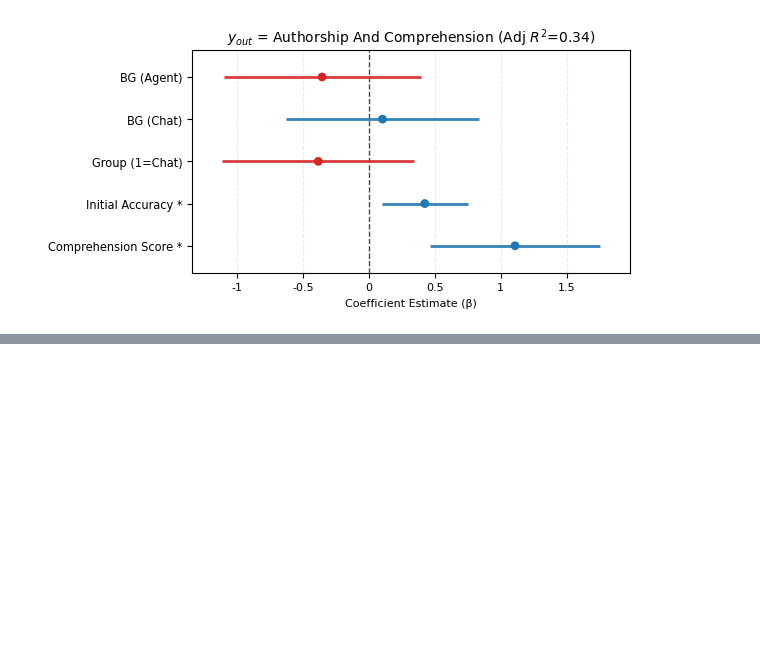
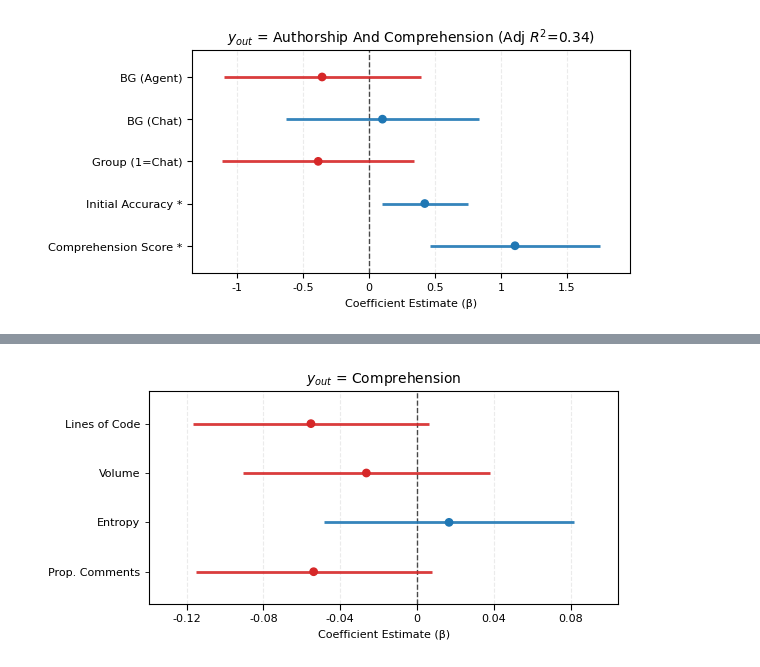
Before and after one commit to nbalepur/impaired-programming, a Jupyter notebook: analysis/User Outcomes and Regression (Section 3).ipynb, the cells around one changed output, grey strips where cells are left out. Cells and saved outputs as stored; diff of their text form; code cells hidden in the pictures; blank space fills up the shorter version.

```diff
--- a/analysis/User Outcomes and Regression (Section 3).ipynb
+++ b/analysis/User Outcomes and Regression (Section 3).ipynb
@@ -907,0 +1011,5 @@ plt.show()
+# %%
+# z-score normalization
+readability_df_norm = readability_df.copy()
+cols = list(set(readability_df_norm.keys()).difference({'comprehension'}))
+readability_df_norm[cols] = readability_df_norm[cols].apply(lambda x: (x - x.mean()) / x.std(ddof=1))
@@ -907,0 +1049,76 @@ plt.show()
+# %%
+import matplotlib.pyplot as plt
+import numpy as np
+import pandas as pd
+from matplotlib.ticker import FuncFormatter, MaxNLocator
+
+_METRIC_ORDER = ("lines_of_code", "volume", "entropy", "comment_proportion")
+_Y_LABELS = {
+    "lines_of_code": "Lines of Code",
+    "volume": "Volume",
+    "entropy": "Entropy",
+    "comment_proportion": "Prop. Comments",
+}
+
+_ROW_SPACING = 0.84
+_ROW_PADDING = 0.55
+figsize = (6, 3)
+
+work = metrics_df.copy()
+work["name"] = pd.Categorical(work["name"], categories=list(_METRIC_ORDER), ordered=True)
+work = work.sort_values("name")
+
+y_pos = np.arange(len(work), dtype=float) * _ROW_SPACING
+values = pd.to_numeric(work["score"], errors="coerce").to_numpy(dtype=float)
+ci_low = pd.to_numeric(work["ci_low"], errors="coerce").to_numpy(dtype=float)
+ci_high = pd.to_numeric(work["ci_high"], errors="coerce").to_numpy(dtype=float)
+
+colors = ["#1f77b4" if value >= 0 else "#d62728" for value in values]
+
+def x_tick_formatter(value: float, _: Any) -> str:
+    if not np.isfinite(value):
+        return ""
+    if abs(value) < 1e-12:
+        return "0"
+    if np.isclose(value, round(value)):
+        return str(int(round(value)))
+    if abs(value) < 1:
+        return f"{value:.2f}"
+    return f"{value:g}"
+
+fig, ax = plt.subplots(figsize=figsize)
+ax.axvline(0, color="black", linestyle="--", linewidth=1, alpha=0.7)
+ax.hlines(y_pos, ci_low, ci_high, color=colors, linewidth=2.0, alpha=0.9)
+ax.scatter(values, y_pos, color=colors, s=28, zorder=3)
+
+ax.set_ylim(y_pos[-1] + _ROW_PADDING, y_pos[0] - _ROW_PADDING)
+ax.set_yticks(y_pos)
+ax.set_yticklabels([_Y_LABELS.get(str(m), str(m)) for m in work["name"]], fontsize=8)
+ax.tick_params(axis="y", which="major", left=True, labelleft=True, length=3, width=0.6)
+
+ax.grid(axis="x", linestyle="--", alpha=0.25)
+xmin, xmax = ax.get_xlim()
+span = max(float(xmax - xmin), 1e-9)
+pad = 0.06 * span
+ax.set_xlim(min(0.0, xmin) - pad, max(0.0, xmax) + pad)
+ax.xaxis.set_major_locator(MaxNLocator(nbins=8, min_n_ticks=4))
+ax.xaxis.set_major_formatter(FuncFormatter(x_tick_formatter))
+ax.tick_params(
+    axis="x",
+    which="major",
+    bottom=True,
+    top=False,
+    labelbottom=True,
+    labelsize=8,
+    length=4,
+    width=0.8,
+    direction="out",
+)
+
+ax.set_title(r"$y_{out}$ = Comprehension", fontsize=10)
+ax.set_xlabel("Coefficient Estimate (β)", fontsize=8)
+fig.tight_layout()
+
+plt.show()
+# %% [output]
+[figure, added]
```
Also changed, not shown: parts of 7 cells of this notebook, 4 other files.
